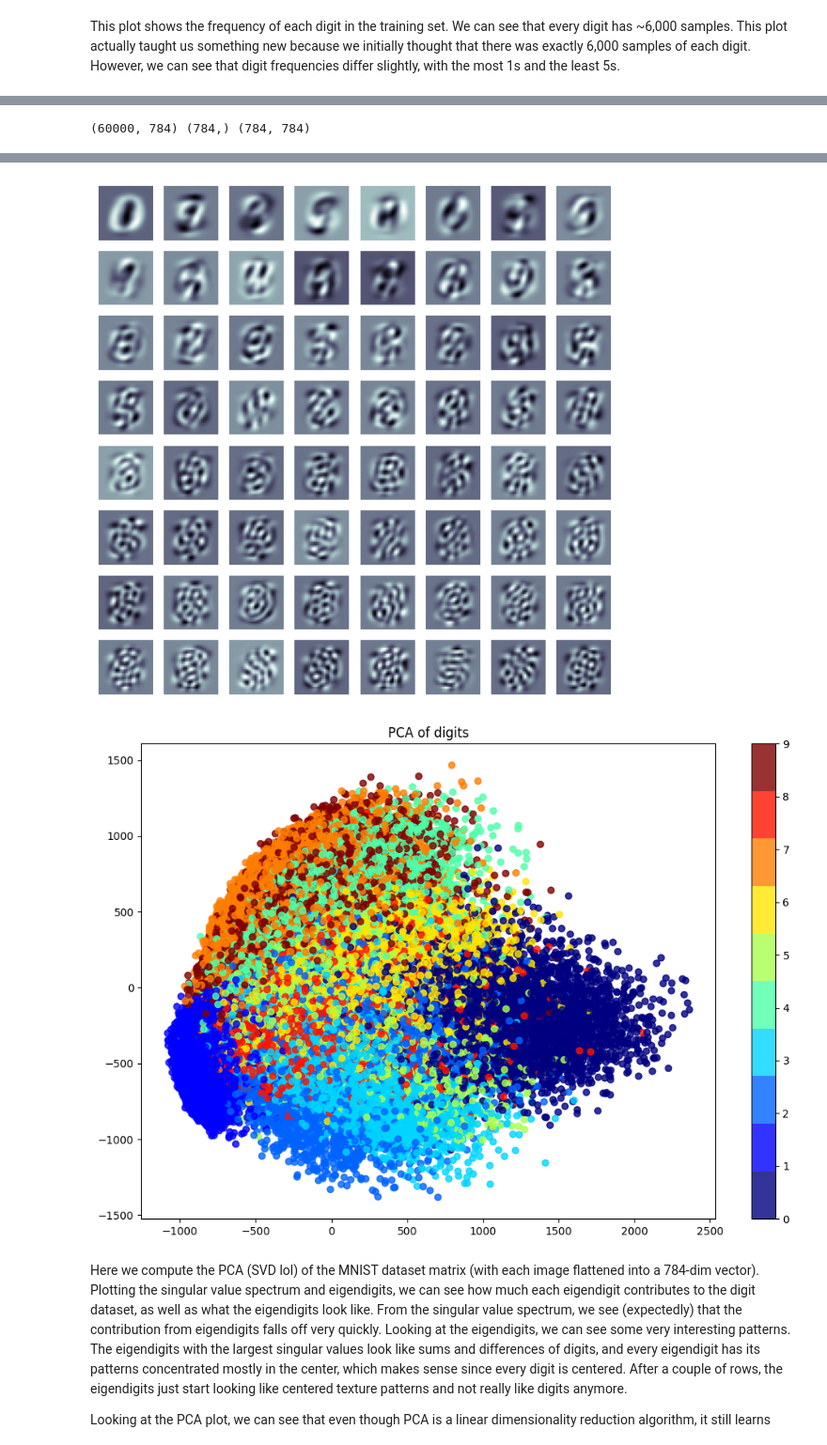
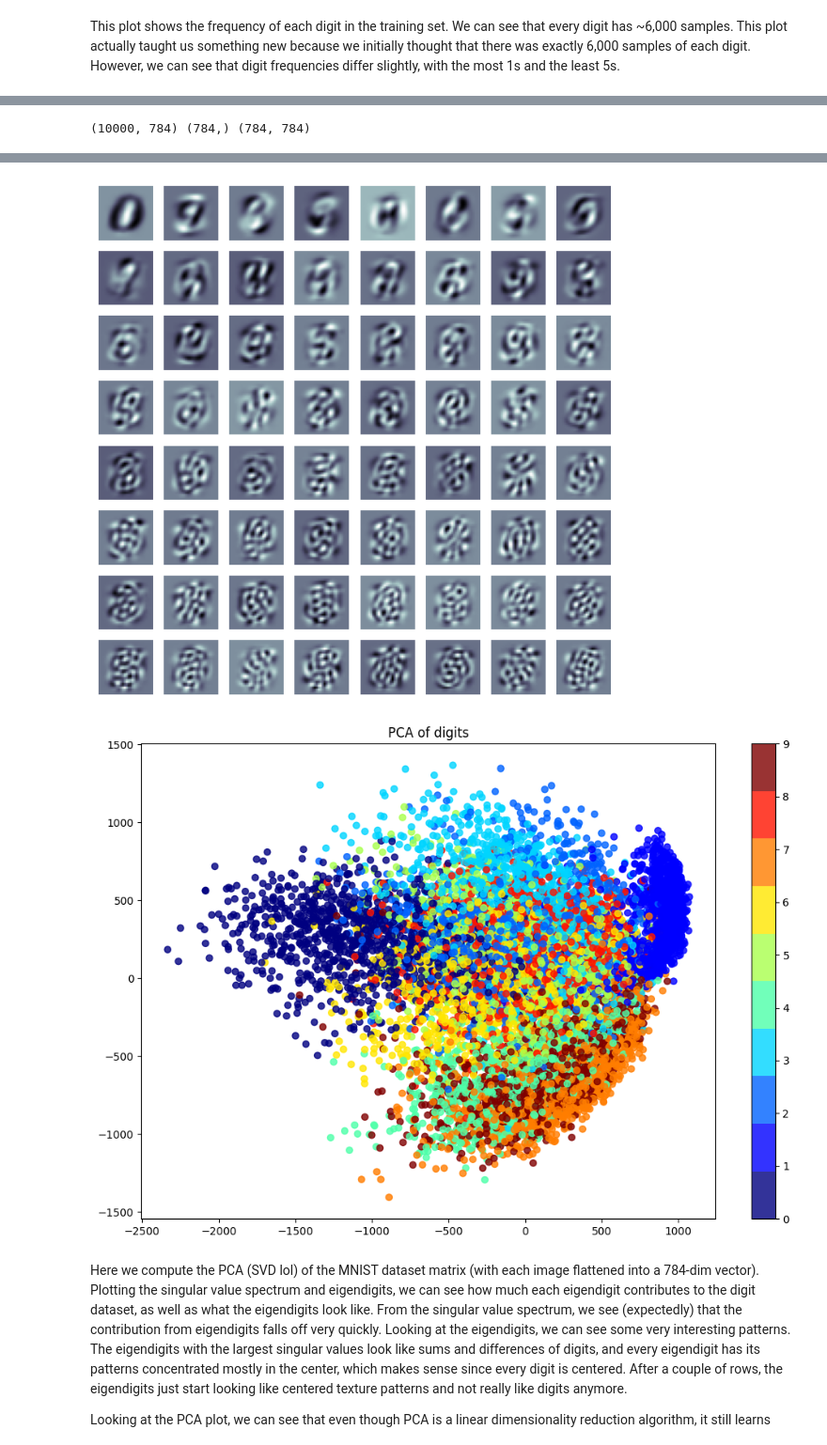
Before and after one commit to gordonbchen/bml, a Jupyter notebook: diffusion/proj1.ipynb, the cells around one changed output, grey strips where cells are left out. Shown at 94% size. Cells and saved outputs as stored; diff of their text form; code cells hidden in the pictures.

```diff
--- a/diffusion/proj1.ipynb
+++ b/diffusion/proj1.ipynb
@@ -55,7 +55,7 @@ plt.show()
 # %% [markdown]
 This plot shows the frequency of each digit in the training set. We can see that every digit has ~6,000 samples. This plot actually taught us something new because we initially thought that there was exactly 6,000 samples of each digit. However, we can see that digit frequencies differ slightly, with the most 1s and the least 5s.
 # %%
-N_POINTS = 60000
+N_POINTS = 10000
 M = images[:N_POINTS].reshape(-1, 784).astype(np.float32)
 M = M - M.mean(axis=0, keepdims=True)
 print(M.shape)
@@ -92,2 +92,2 @@ plt.show();
 [figure]
-(60000, 784) (784,) (784, 784)
+(10000, 784) (784,) (784, 784)
@@ -95,5 +95,5 @@ plt.show();
-[figure, old version]
+[figure, new version]
-[figure, old version]
+[figure, new version]
 # %% [markdown]
 Here we compute the PCA (SVD lol) of the MNIST dataset matrix (with each image flattened into a 784-dim vector). Plotting the singular value spectrum and eigendigits, we can see how much each eigendigit contributes to the digit dataset, as well as what the eigendigits look like. From the singular value spectrum, we see (expectedly) that the contribution from eigendigits falls off very quickly. Looking at the eigendigits, we can see some very interesting patterns. The eigendigits with the largest singular values look like sums and differences of digits, and every eigendigit has its patterns concentrated mostly in the center, which makes sense since every digit is centered. After a couple of rows, the eigendigits just start looking like centered texture patterns and not really like digits anymore.
 
```
Also changed, not shown: parts of 2 cells of this notebook.
